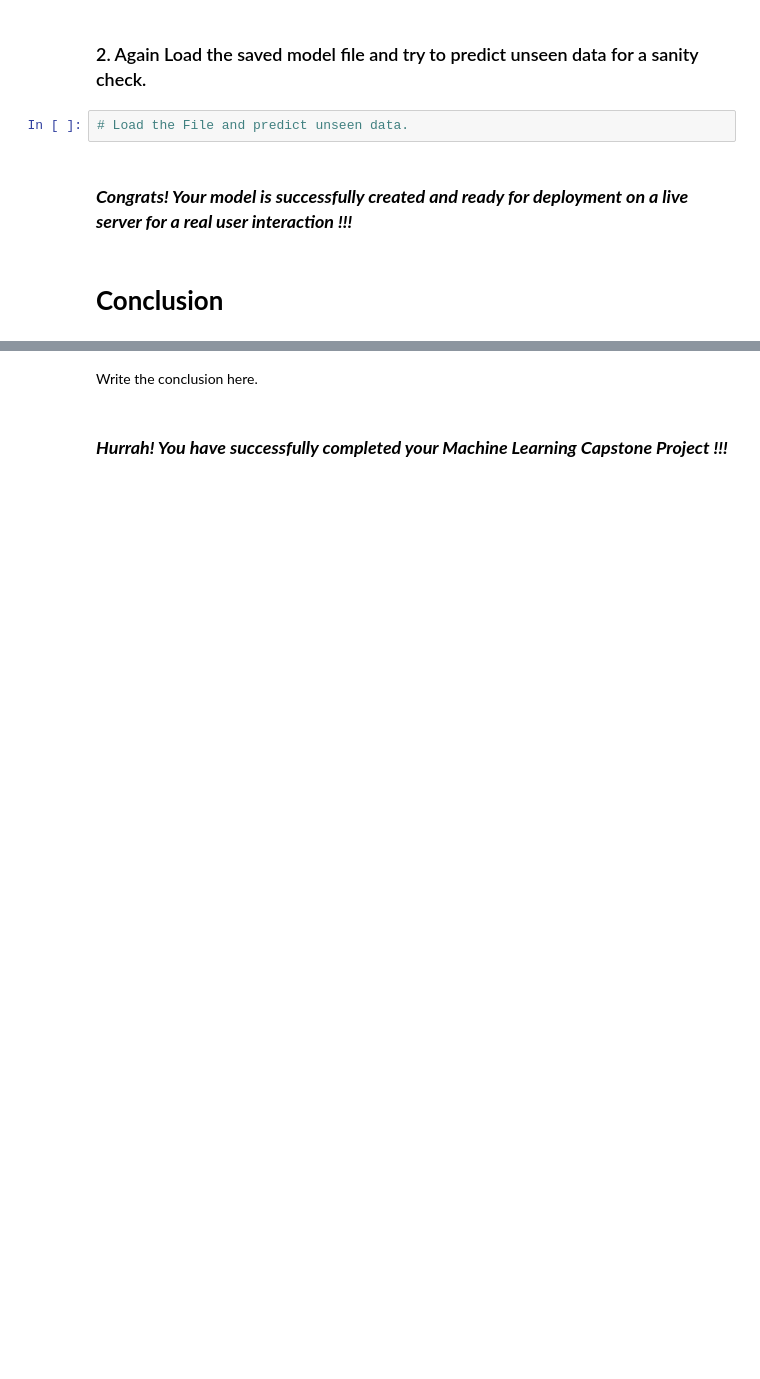
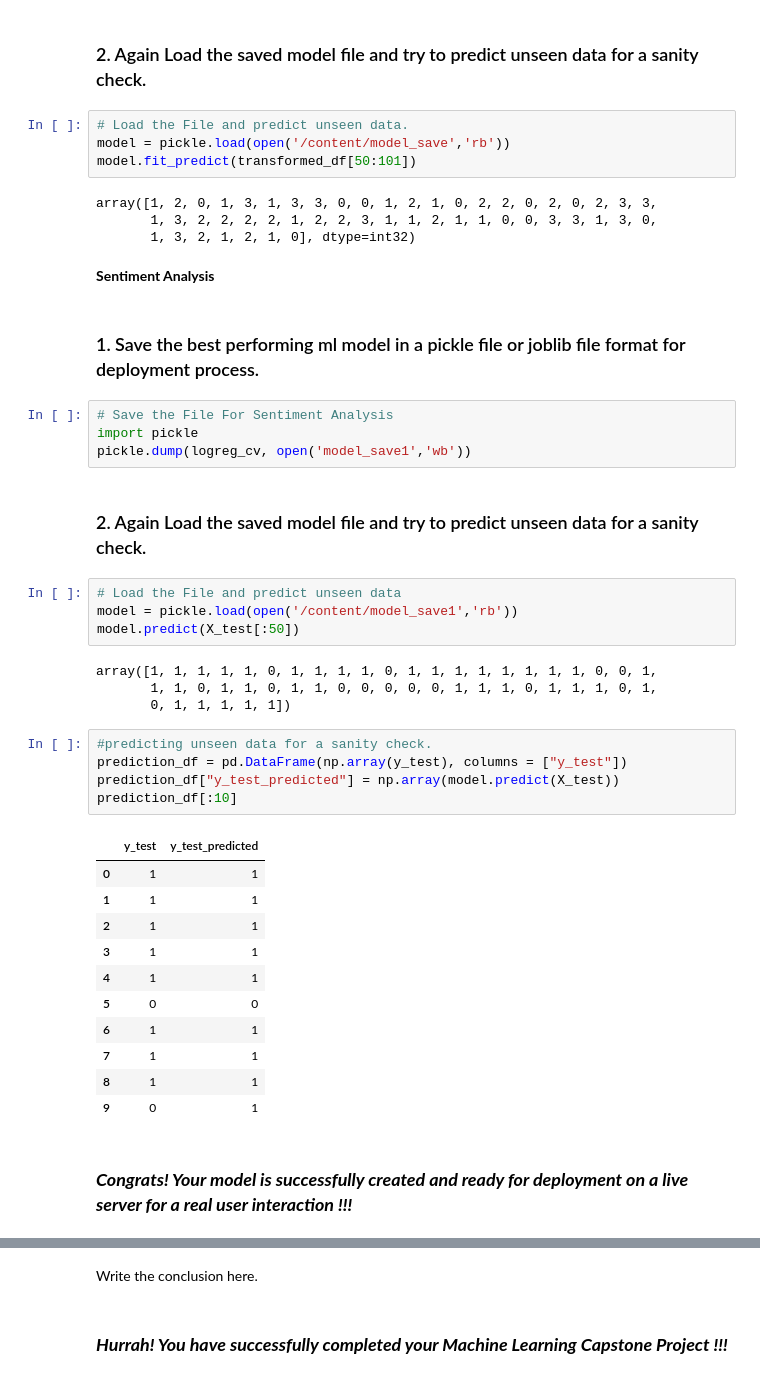
Before and after one commit to kumarabhinavthakur274/Zomato-Restaurant-Clustering-And-Sentiment-Analysis, a Jupyter notebook: Kumar_Abhinav_Zomato_Restaurant_Clustering_And_Sentiment_Analysis.ipynb, the cells around one changed output, grey strips where cells are left out. Saved outputs shown, nothing was run; the diff lists cells and outputs as text; blank space fills up the shorter version.

```diff
--- a/Kumar_Abhinav_Zomato_Restaurant_Clustering_And_Sentiment_Analysis.ipynb
+++ b/Kumar_Abhinav_Zomato_Restaurant_Clustering_And_Sentiment_Analysis.ipynb
@@ -5777,8 +6757,47 @@ plt.show()
 # %% [markdown]
 ### 2. Again Load the saved model file and try to predict unseen data for a sanity check.
+# %%
+# Load the File and predict unseen data.
+model = pickle.load(open('/content/model_save','rb'))
+model.fit_predict(transformed_df[50:101])
+# %% [output]
+array([1, 2, 0, 1, 3, 1, 3, 3, 0, 0, 1, 2, 1, 0, 2, 2, 0, 2, 0, 2, 3, 3,
+       1, 3, 2, 2, 2, 2, 1, 2, 2, 3, 1, 1, 2, 1, 1, 0, 0, 3, 3, 1, 3, 0,
+       1, 3, 2, 1, 2, 1, 0], dtype=int32)
+# %% [markdown]
+**Sentiment Analysis**
+# %% [markdown]
+### 1. Save the best performing ml model in a pickle file or joblib file format for deployment process.
+# %%
+# Save the File For Sentiment Analysis
+import pickle
+pickle.dump(logreg_cv, open('model_save1','wb'))
+# %% [markdown]
+### 2. Again Load the saved model file and try to predict unseen data for a sanity check.
 # %%
-# Load the File and predict unseen data.
+# Load the File and predict unseen data
+model = pickle.load(open('/content/model_save1','rb'))
+model.predict(X_test[:50])
+# %% [output]
+array([1, 1, 1, 1, 1, 0, 1, 1, 1, 1, 0, 1, 1, 1, 1, 1, 1, 1, 1, 0, 0, 1,
+       1, 1, 0, 1, 1, 0, 1, 1, 0, 0, 0, 0, 0, 1, 1, 1, 0, 1, 1, 1, 0, 1,
+       0, 1, 1, 1, 1, 1])
+# %%
+#predicting unseen data for a sanity check.
+prediction_df = pd.DataFrame(np.array(y_test), columns = ["y_test"])
+prediction_df["y_test_predicted"] = np.array(model.predict(X_test))
+prediction_df[:10]
+# %% [output]
+|  | y_test | y_test_predicted |
+| 0 | 1 | 1 |
+| 1 | 1 | 1 |
+| 2 | 1 | 1 |
+| 3 | 1 | 1 |
+| 4 | 1 | 1 |
+| 5 | 0 | 0 |
+| 6 | 1 | 1 |
+| 7 | 1 | 1 |
+| 8 | 1 | 1 |
+| 9 | 0 | 1 |
 # %% [markdown]
 ### ***Congrats! Your model is successfully created and ready for deployment on a live server for a real user interaction !!!***
-# %% [markdown]
-# **Conclusion**
```
Also changed, not shown: parts of 39 cells of this notebook.
